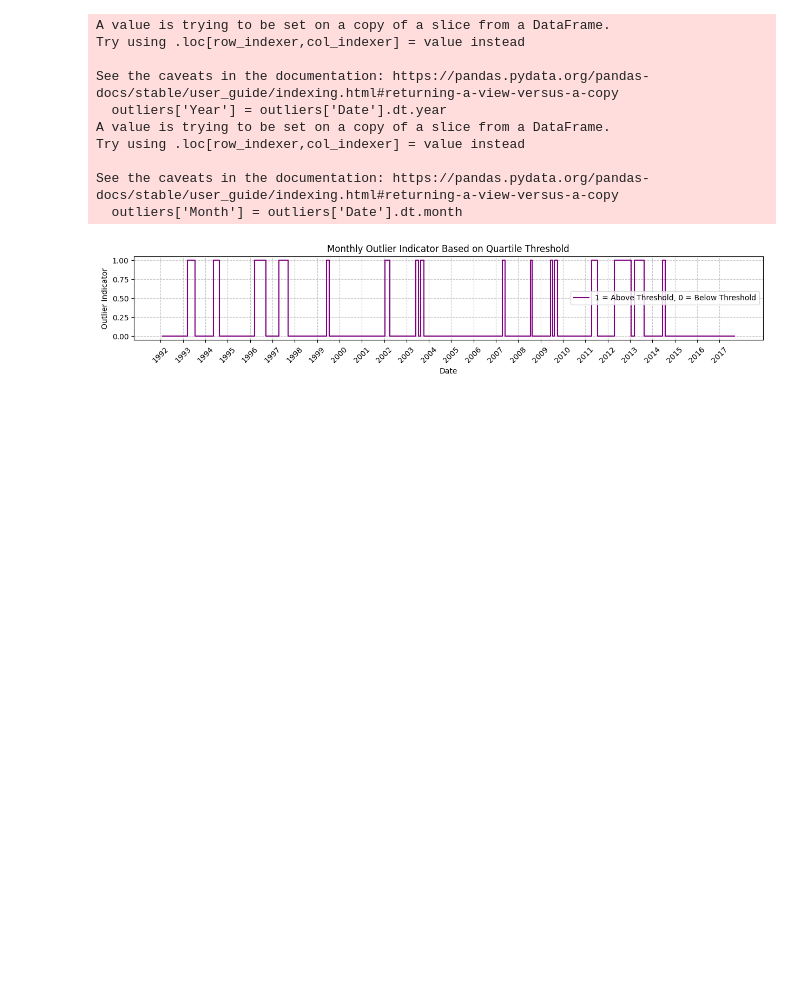
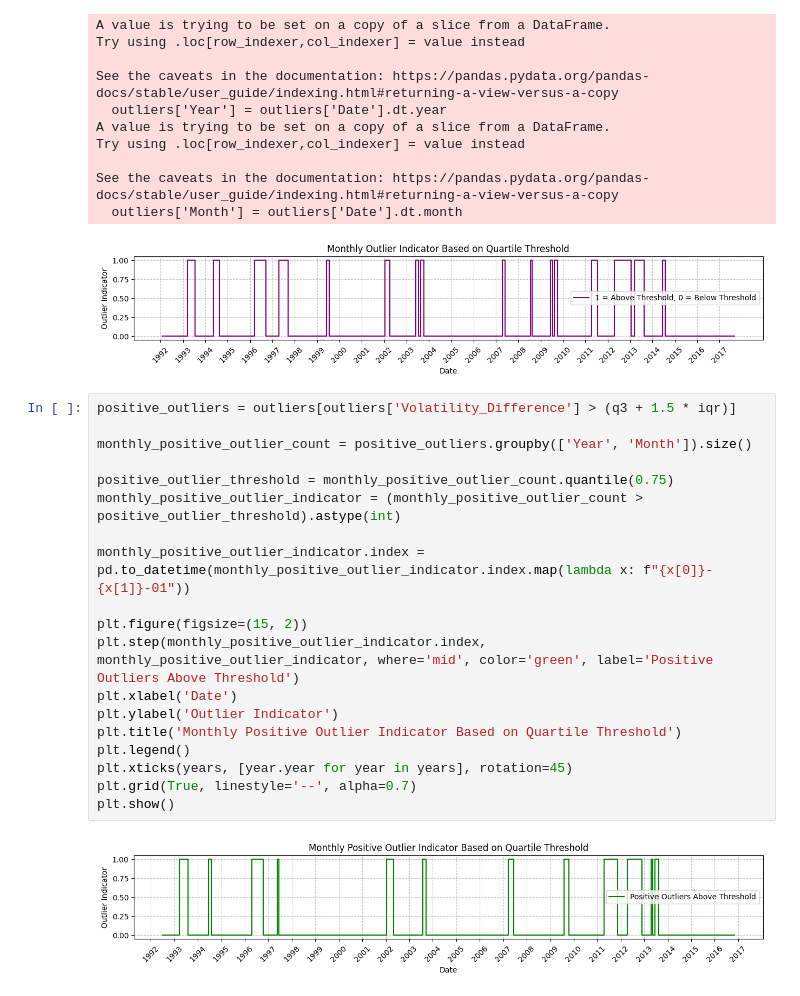
Before and after one commit to mkowa2/Data_Bandits_CS418, a Jupyter notebook: VISUALIZATION_rangedata_commodities_since1877.ipynb, the cells around one changed output. Cells and saved outputs as stored; diff of their text form; blank space fills up the shorter version.

```diff
--- a/VISUALIZATION_rangedata_commodities_since1877.ipynb
+++ b/VISUALIZATION_rangedata_commodities_since1877.ipynb
@@ -175,3 +175,24 @@ Try using .loc[row_indexer,col_indexer] = value instead
 See the caveats in the documentation: https://pandas.pydata.org/pandas-docs/stable/user_guide/indexing.html#returning-a-view-versus-a-copy
   outliers['Month'] = outliers['Date'].dt.month
 [figure]
+# %%
+positive_outliers = outliers[outliers['Volatility_Difference'] > (q3 + 1.5 * iqr)]
+
+monthly_positive_outlier_count = positive_outliers.groupby(['Year', 'Month']).size()
+
+positive_outlier_threshold = monthly_positive_outlier_count.quantile(0.75)
+monthly_positive_outlier_indicator = (monthly_positive_outlier_count > positive_outlier_threshold).astype(int)
+
+monthly_positive_outlier_indicator.index = pd.to_datetime(monthly_positive_outlier_indicator.index.map(lambda x: f"{x[0]}-{x[1]}-01"))
+
+plt.figure(figsize=(15, 2))
+plt.step(monthly_positive_outlier_indicator.index, monthly_positive_outlier_indicator, where='mid', color='green', label='Positive Outliers Above Threshold')
+plt.xlabel('Date')
+plt.ylabel('Outlier Indicator')
+plt.title('Monthly Positive Outlier Indicator Based on Quartile Threshold')
+plt.legend()
+plt.xticks(years, [year.year for year in years], rotation=45)
+plt.grid(True, linestyle='--', alpha=0.7)
+plt.show()
+# %% [output]
+[figure, added]
```
Also changed, not shown: parts of 2 cells of this notebook.
